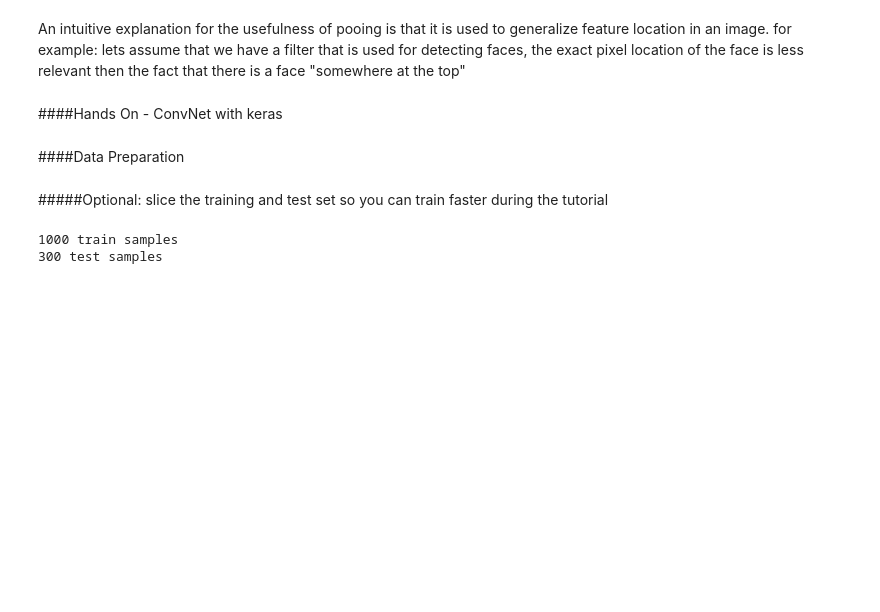
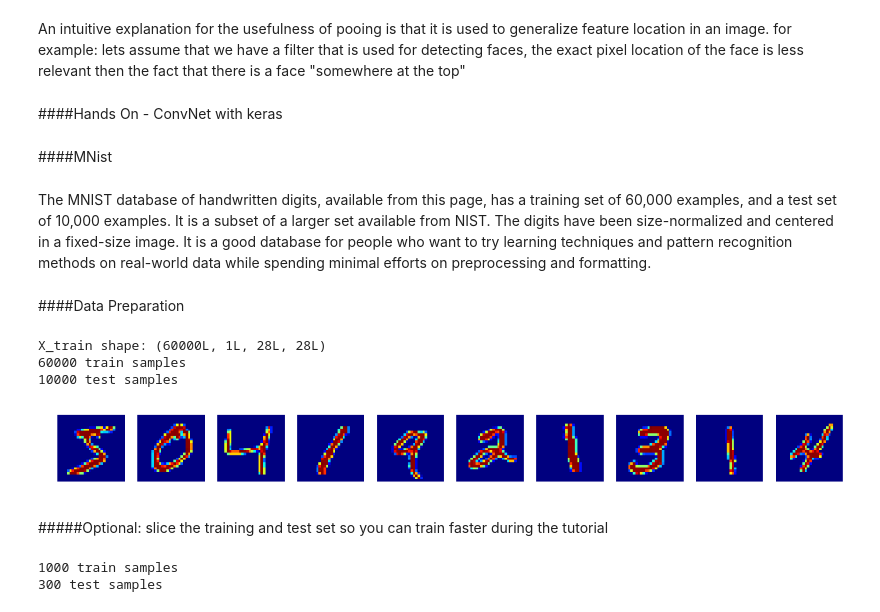
Before and after one commit to leriomaggio/deep-learning-keras-tensorflow, a Jupyter notebook: euroscipy2016.ipynb, the cells around one changed output. Cells and saved outputs as stored; diff of their text form; code cells hidden in the pictures; blank space fills up the shorter version.

Commit message:
visualization done

```diff
--- a/euroscipy2016.ipynb
+++ b/euroscipy2016.ipynb
@@ -380,25 +403,54 @@ An intuitive explanation for the usefulness of pooing is that it is used to gene
 for example: lets assume that we have a filter that is used for detecting faces, the exact pixel location of the face is less relevant then the fact that there is a face "somewhere at the top"
 # %% [markdown]
 ####Hands On - ConvNet with keras
+# %% [markdown]
+####MNist
+# %% [markdown]
+The MNIST database of handwritten digits, available from this page, has a training set of 60,000 examples, and a test set of 10,000 examples. It is a subset of a larger set available from NIST. The digits have been size-normalized and centered in a fixed-size image.
+It is a good database for people who want to try learning techniques and pattern recognition methods on real-world data while spending minimal efforts on preprocessing and formatting.
 # %% [markdown]
 ####Data Preparation
 # %%
+batch_size = 128
+nb_classes = 10
+
+# input image dimensions
+img_rows, img_cols = 28, 28
+# number of convolutional filters to use
+nb_filters = 32
+# size of pooling area for max pooling
+nb_pool = 2
+# convolution kernel size
+nb_conv = 3
+
 # the data, shuffled and split between train and test sets
 (X_train, y_train), (X_test, y_test) = mnist.load_data()
+
+unshaped_test = X_test
+plt.figure(figsize=(16,8))
+for i in range(10):
+    plt.subplot(1, 10, i+1)
+    plt.imshow(X_train[i], interpolation='nearest')
+    plt.axis('off')
 
 X_train = X_train.reshape(X_train.shape[0], 1, img_rows, img_cols)
 X_test = X_test.reshape(X_test.shape[0], 1, img_rows, img_cols)
 X_train = X_train.astype('float32')
 X_test = X_test.astype('float32')
 X_train /= 255
 X_test /= 255
 print('X_train shape:', X_train.shape)
 print(X_train.shape[0], 'train samples')
 print(X_test.shape[0], 'test samples')
 
 # convert class vectors to binary class matrices
 Y_train = np_utils.to_categorical(y_train, nb_classes)
 Y_test = np_utils.to_categorical(y_test, nb_classes)
+# %% [output]
+X_train shape: (60000L, 1L, 28L, 28L)
+60000 train samples
+10000 test samples
+[figure, added]
 # %% [markdown]
 #####Optional: slice the training and test set so you can train faster during the tutorial
 # %%
```
Also changed, not shown: parts of 20 cells of this notebook.
